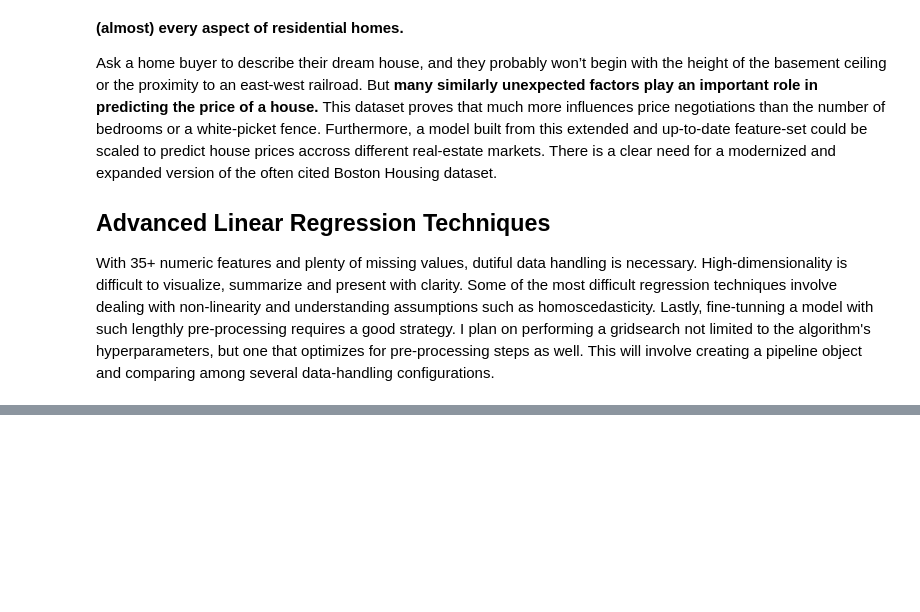
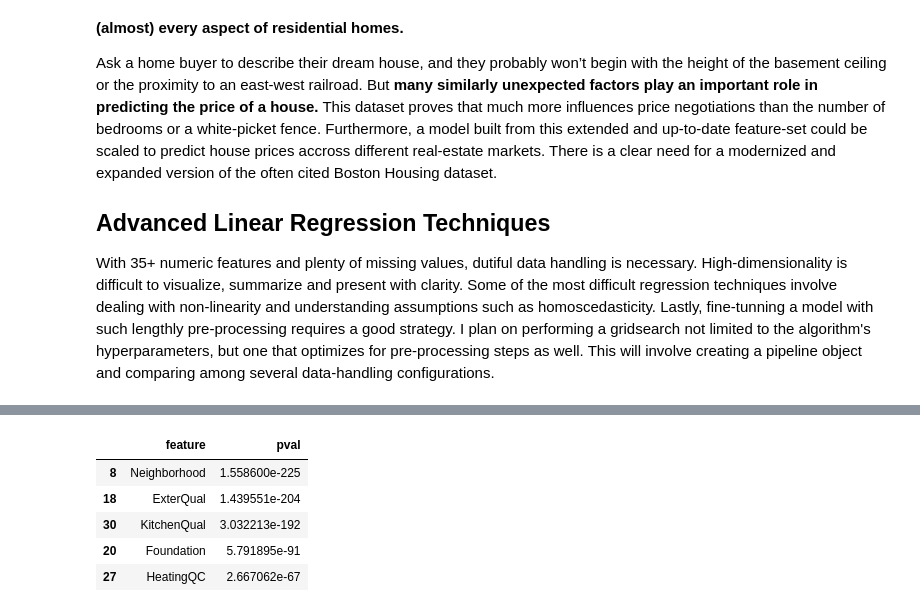
Before and after one commit to MiguelNiblock/Deep-NLP_Predicting-Ad-Demand, a Jupyter notebook: Proposal.ipynb, the cells around one changed output, grey strips where cells are left out. Cells and saved outputs as stored; diff of their text form; code cells hidden in the pictures; blank space fills up the shorter version.

```diff
--- a/Proposal.ipynb
+++ b/Proposal.ipynb
@@ -24,0 +41,28 @@ FileNotFoundError: File b'../input/train.csv' does not exist
+# %%
+# Get quantitative and qualitative variables
+quantitative = [f for f in train.columns if train.dtypes[f] != 'object']
+qualitative = [f for f in train.columns if train.dtypes[f] == 'object']
+quantitative.remove('SalePrice'); quantitative.remove('Id')
+
+
+#
+anv = pd.DataFrame()
+anv['feature'] = qualitative
+pvals = []
+for var in qualitative:
+    groups = []
+    for val in train[var].unique():
+        group = train[train[var] == val]['SalePrice'].values
+        groups.append(group)
+    pval = stats.f_oneway(*groups)[1]
+    pvals.append(pval)
+anv['pval'] = pvals
+anv.sort_values('pval',inplace=True)
+anv.head()
+# %% [output]
+|  | feature | pval |
+| 8 | Neighborhood | 1.558600e-225 |
+| 18 | ExterQual | 1.439551e-204 |
+| 30 | KitchenQual | 3.032213e-192 |
+| 20 | Foundation | 5.791895e-91 |
+| 27 | HeatingQC | 2.667062e-67 |
```
Also changed, not shown: parts of 4 cells of this notebook.
